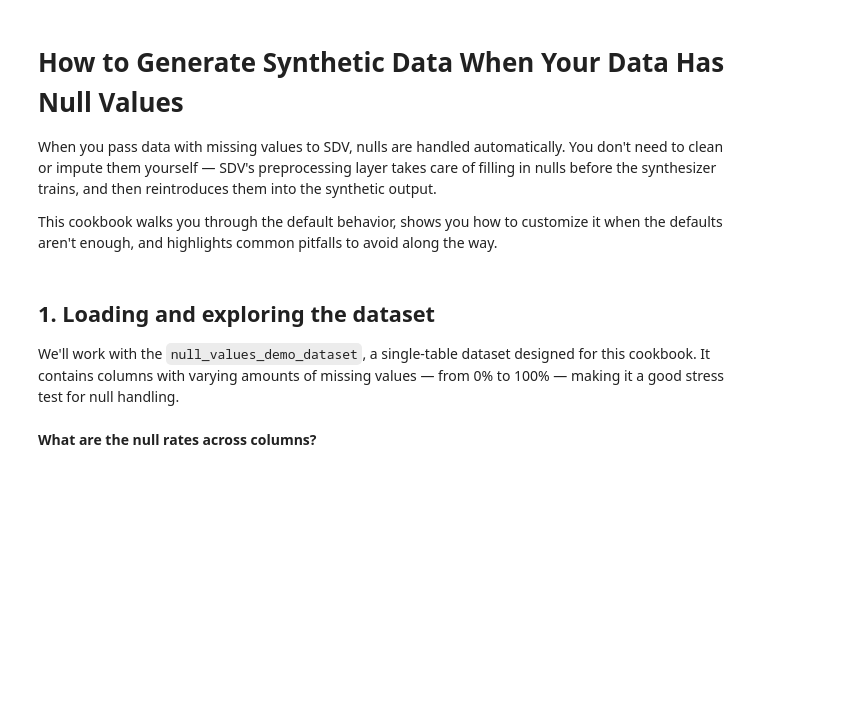
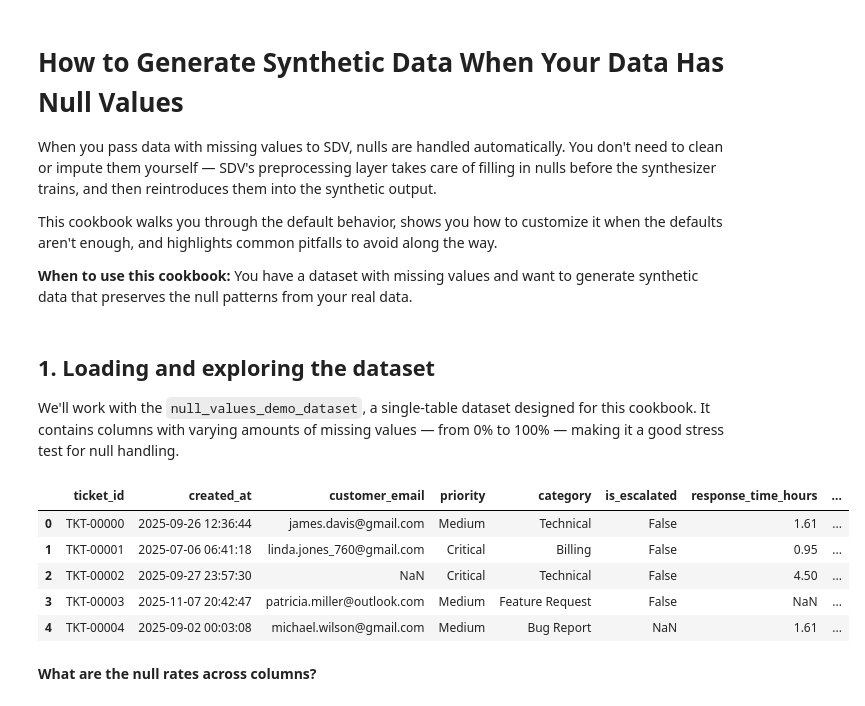
Before and after one commit to datacebo/datacebo-cookbook, a Jupyter notebook: tutorials/null_values/synthesizing_with_null_values.ipynb, the cells around one changed output. Cells and saved outputs as stored; diff of their text form; code cells hidden in the pictures; blank space fills up the shorter version.

```diff
--- a/tutorials/null_values/synthesizing_with_null_values.ipynb
+++ b/tutorials/null_values/synthesizing_with_null_values.ipynb
@@ -4,9 +4,32 @@
 When you pass data with missing values to SDV, nulls are handled automatically. You don't need to clean or impute them yourself — SDV's preprocessing layer takes care of filling in nulls before the synthesizer trains, and then reintroduces them into the synthetic output.
 
 This cookbook walks you through the default behavior, shows you how to customize it when the defaults aren't enough, and highlights common pitfalls to avoid along the way.
+
+**When to use this cookbook:** You have a dataset with missing values and want to generate synthetic data that preserves the null patterns from your real data.
 # %% [markdown]
 ## 1. Loading and exploring the dataset
 
 We'll work with the `null_values_demo_dataset`, a single-table dataset designed for this cookbook. It contains columns with varying amounts of missing values — from 0% to 100% — making it a good stress test for null handling.
+# %%
+import pandas as pd
+import numpy as np
+import warnings
+warnings.filterwarnings('ignore')
+
+from sdv.datasets.demo import download_demo
+
+data, metadata = download_demo(
+    modality='single_table',
+    dataset_name='null_values_demo_dataset'
+)
+
+data.head()
+# %% [output]
+|  | ticket_id | created_at | customer_email | priority | category | is_escalated | response_time_hours | ... |
+| 0 | TKT-00000 | 2025-09-26 12:36:44 | james.davis@gmail.com | Medium | Technical | False | 1.61 | ... |
+| 1 | TKT-00001 | 2025-07-06 06:41:18 | linda.jones_760@gmail.com | Critical | Billing | False | 0.95 | ... |
+| 2 | TKT-00002 | 2025-09-27 23:57:30 | NaN | Critical | Technical | False | 4.50 | ... |
+| 3 | TKT-00003 | 2025-11-07 20:42:47 | patricia.miller@outlook.com | Medium | Feature Request | False | NaN | ... |
+| 4 | TKT-00004 | 2025-09-02 00:03:08 | michael.wilson@gmail.com | Medium | Bug Report | NaN | 1.61 | ... |
 # %% [markdown]
 **What are the null rates across columns?**
```
Also changed, not shown: parts of 36 cells of this notebook, 2 other files.
